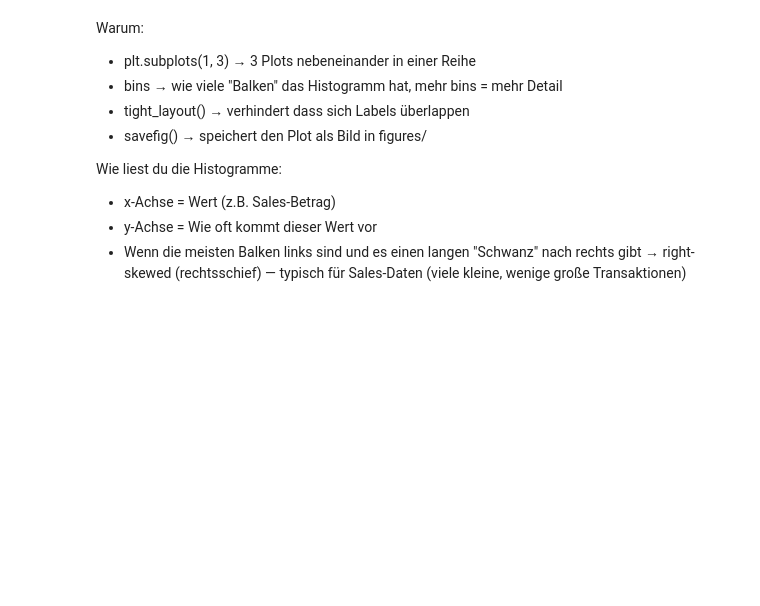
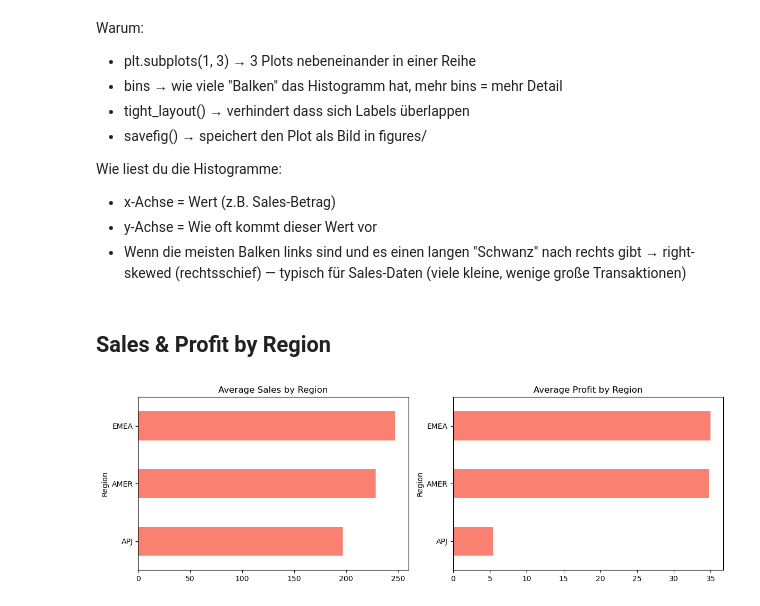
Before and after one commit to zeroKool1ne/data-wrangling-project, a Jupyter notebook: notebooks/03_eda.ipynb, the cells around one changed output. Cells and saved outputs as stored; diff of their text form; code cells hidden in the pictures; blank space fills up the shorter version.

```diff
--- a/notebooks/03_eda.ipynb
+++ b/notebooks/03_eda.ipynb
@@ -55,3 +88,21 @@ Warum:
   - x-Achse = Wert (z.B. Sales-Betrag)
   - y-Achse = Wie oft kommt dieser Wert vor
   - Wenn die meisten Balken links sind und es einen langen "Schwanz" nach rechts gibt → right-skewed (rechtsschief) — typisch für Sales-Daten (viele kleine, wenige große Transaktionen)
+# %% [markdown]
+## Sales & Profit by Region
+# %%
+fig, axes = plt.subplots(1, 2, figsize=(12, 4))
+
+df.groupby("Region")["Sales"].mean().sort_values().plot(kind="barh", ax=axes[0],
+color="salmon")
+axes[0].set_title("Average Sales by Region")
+
+df.groupby("Region")["Profit"].mean().sort_values().plot(kind="barh", ax=axes[1],
+color="salmon")
+axes[1].set_title("Average Profit by Region")
+
+plt.tight_layout()
+plt.savefig("../figures/sales_profit_by_region.png")
+plt.show()
+# %% [output]
+[figure, added]
```
Also changed, not shown: parts of 17 cells of this notebook, 12 other files.
